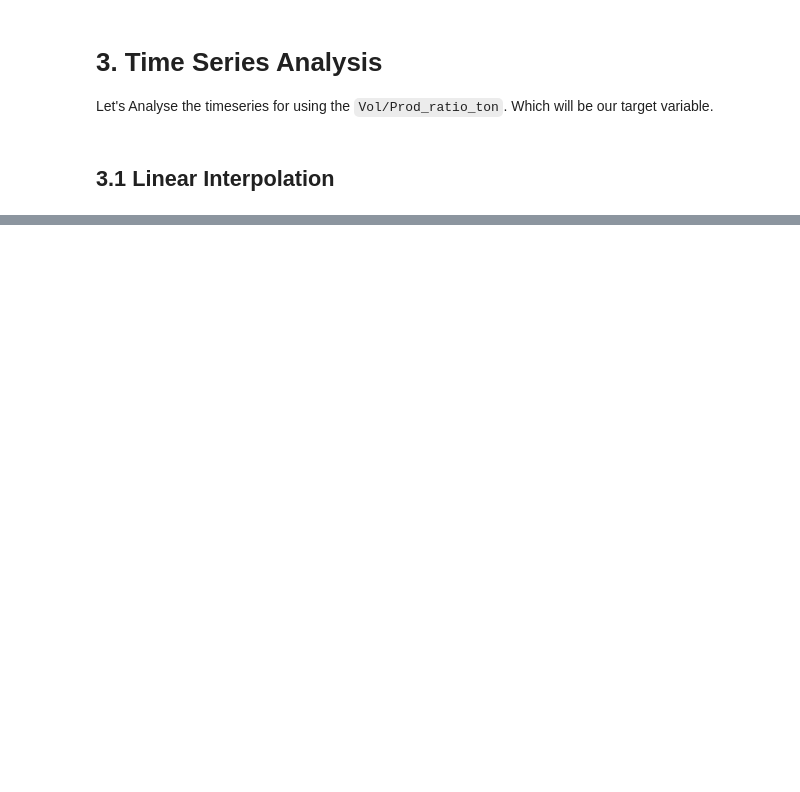
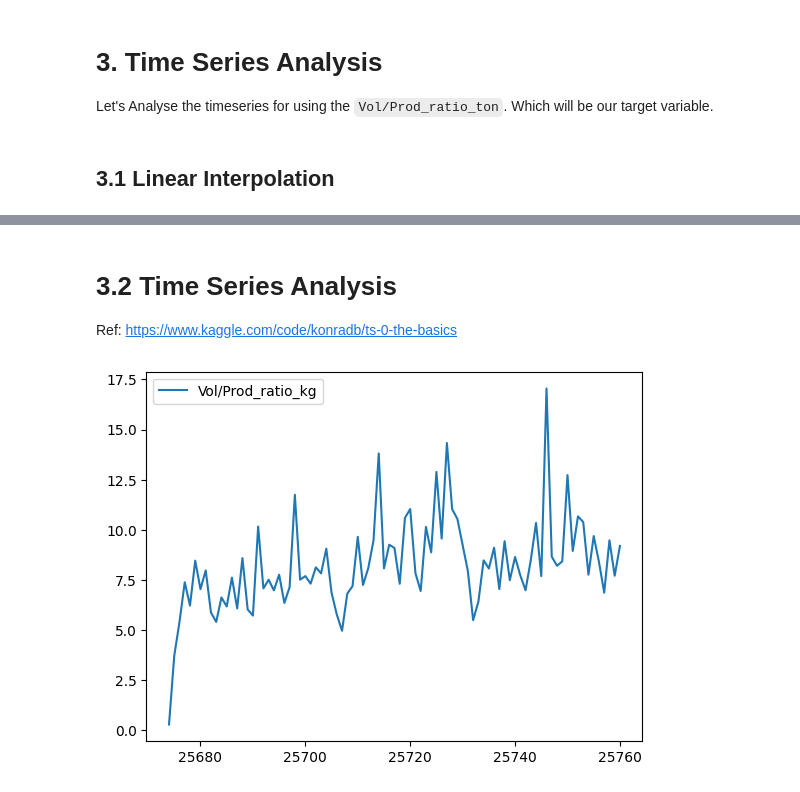
Before and after one commit to noliveraa/ValueDrivenDataScience_LogisticsApplication, a Jupyter notebook: LogisticsApplications/00-EDA.ipynb, the cells around one changed output, grey strips where cells are left out. Cells and saved outputs as stored; diff of their text form; code cells hidden in the pictures; blank space fills up the shorter version.

Commit message:
update Interpolation

```diff
--- a/LogisticsApplications/00-EDA.ipynb
+++ b/LogisticsApplications/00-EDA.ipynb
@@ -623,0 +802,23 @@ plt.show()
+# %%
+# Generate Interpolation for all timeseries
+# First let's linearly interpolate all the
+# missing value for the Covid Outbreak in April 2020
+ts_key = "Provider_10-Plant_1"
+col_to_interp = "Vol/Prod_ratio_kg"
+col_to_interp_idx = list(ts.columns).index(col_to_interp)
+for ts_key in ts['ts_key'].unique():
+
+    _df = ts[ts["ts_key"] == ts_key][["Timestamp", col_to_interp]].copy()
+    y = _df[~_df[col_to_interp].isna()][col_to_interp].values
+    x = _df[~_df[col_to_interp].isna()].index.values
+    xvals = _df[_df[col_to_interp].isna()].index.values
+    yinterp = np.interp(xvals, x, y)
+
+    # Replace all missing values in their correpondings
+    # position, if there are any
+    if len(yinterp) > 0:
+        for index, value in zip(xvals, yinterp):
+                print("ts_key: ", ts_key)
+                print("index:", index, "value:", value)
+                ts.iat[index, col_to_interp_idx] = value
+    print()
@@ -623,0 +843,10 @@ plt.show()
+# %% [markdown]
+# 3.2 Time Series Analysis
+
+Ref: https://www.kaggle.com/code/konradb/ts-0-the-basics
+# %%
+ts_key = "Provider_9-Plant_5"
+ts[ts["ts_key"] == ts_key].plot(y=[col_to_interp])
+plt.show()
+# %% [output]
+[figure, added]
```
Also changed, not shown: parts of 31 cells of this notebook, 4 other files.
